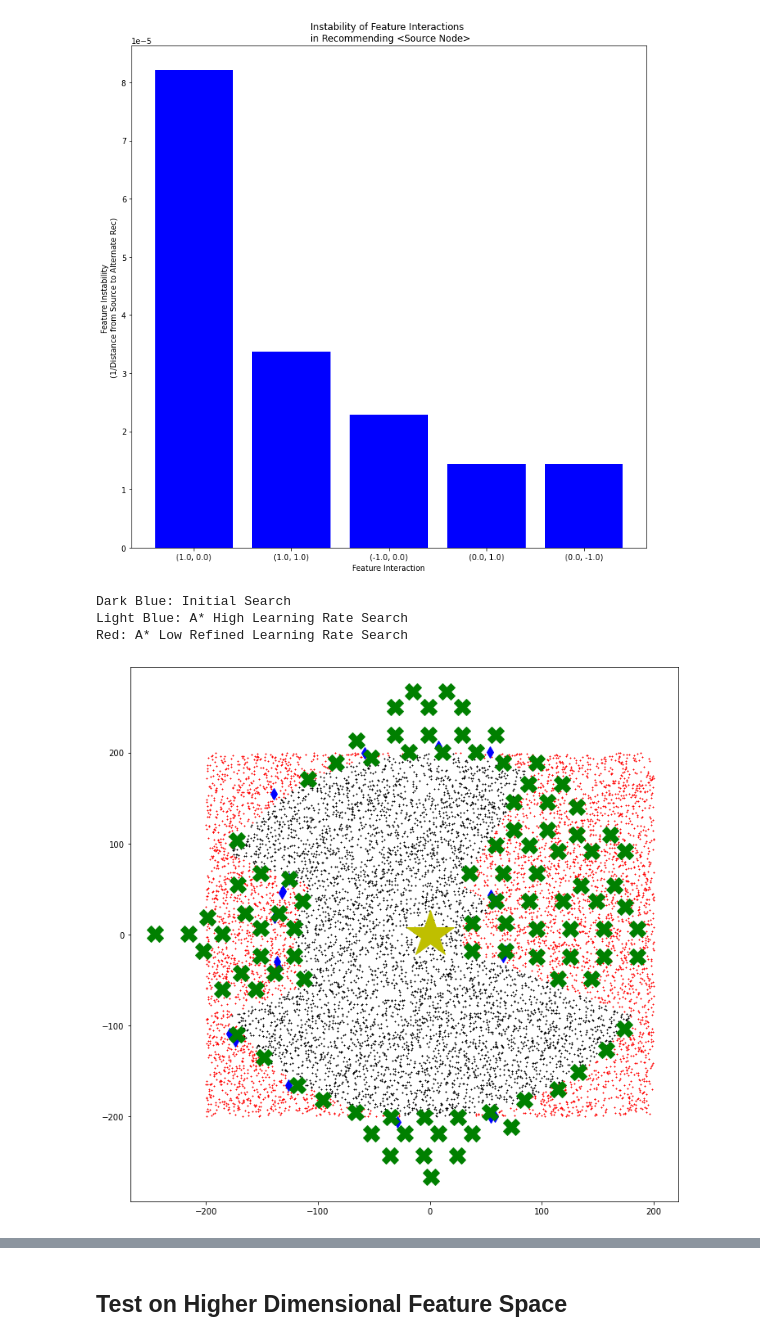
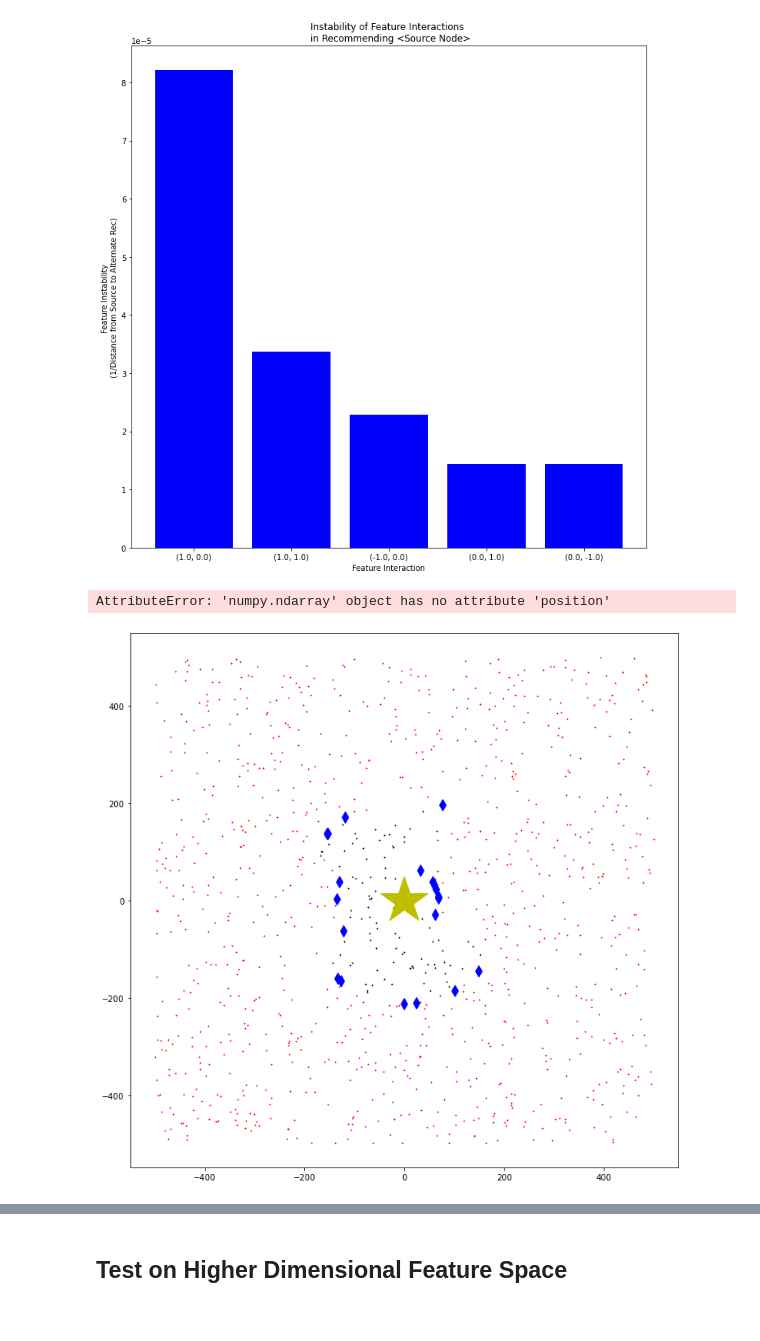
Before and after one commit to spkell/DFEST-Explainability, a Jupyter notebook: Synthetic-GDFEST.ipynb, the cells around one changed output, grey strips where cells are left out. Drawn from its saved outputs; the diff is of its cells as text; code cells hidden in the pictures.

```diff
--- a/Synthetic-GDFEST.ipynb
+++ b/Synthetic-GDFEST.ipynb
@@ -197,5 +355,3 @@ def get_distance(source_node, query_node, feat_scaler, distance='Manhattan'):
         for feat in dif:
             dsum += feat**2
         return math.sqrt(dsum)
-
-prelim_discovered = generate_precursor_solutions(source_node, feat_ranges, plot_search=False, nsteps=5, k=100)
@@ -535,0 +670,5 @@ def a_star_search(source_node, prelim_discovered, feat_ranges, k=100, learning_r
+# %%
+discovered = []
+for key in solution_clusters.keys():
+    for el in solution_clusters[key]:
+        discovered.append(Node(el,None))
@@ -535,0 +695,28 @@ def a_star_search(source_node, prelim_discovered, feat_ranges, k=100, learning_r
+# %%
+#Overlay true recs over feature space
+plt.rcParams["figure.figsize"] = (12,12)
+nsamp = 1000
+for _ in range(nsamp):
+    point = np.random.uniform(low=-1/2*feat_range, high=1/2*feat_range, size=(nfeats,))
+    query_node = Node(point, None)
+    rec = query_synth_model(ground_truth_importance, source_node, query_node)
+    if rec == 0:
+        plt.plot(point[0],point[1],'k+',markersize=2)
+    else:
+        plt.plot(point[0],point[1],'r+',markersize=2)
+
+plt.plot(source_node.position[0],source_node.position[1],'y*',markersize=60)
+
+        #  0.   1.   2.  3.   4.  5.   6.  7
+colors = ['b^','gX','r','c^','k','md','y','bd']
+#Display solutions of GD-FETS using discovered list
+def plot_solutions(source_node, discovered,color_index=0,markersize=10):
+    plt.plot(source_node.position[0],source_node.position[1],'y*',markersize=20)
+    for point in discovered:
+        plt.plot(point.position[0],point.position[1],colors[color_index],markersize=markersize)
+
+plot_solutions(source_node, prelim_discovered,color_index=7,markersize=10)
+plot_solutions(source_node, discovered, color_index=1,markersize=20)
+#plot_solutions(source_node, refined_discovered,color_index=3,markersize=20)
+print("Dark Blue: Initial Search")
+print("Green X: A* Cluster Search")
@@ -568,37 +759,35 @@ Cluster Denies: 627
 [figure]
 # %%
 #Overlay true recs over feature space
-nsamp = 10000
+plt.rcParams["figure.figsize"] = (12,12)
+nsamp = 1000
 for _ in range(nsamp):
-    point = np.random.uniform(low=-1*feat_range, high=feat_range, size=(nfeats,))
+    point = np.random.uniform(low=-1/2*feat_range, high=1/2*feat_range, size=(nfeats,))
     query_node = Node(point, None)
     rec = query_synth_model(ground_truth_importance, source_node, query_node)
     if rec == 0:
         plt.plot(point[0],point[1],'k+',markersize=2)
     else:
         plt.plot(point[0],point[1],'r+',markersize=2)
 
 plt.plot(source_node.position[0],source_node.position[1],'y*',markersize=60)
 
         #  0.   1.   2.  3.   4.  5.   6.  7
 colors = ['b^','gX','r','c^','k','md','y','bd']
 #Display solutions of GD-FETS using discovered list
 def plot_solutions(source_node, discovered,color_index=0,markersize=10):
     plt.plot(source_node.position[0],source_node.position[1],'y*',markersize=20)
     for point in discovered:
         plt.plot(point.position[0],point.position[1],colors[color_index],markersize=markersize)
 
 plot_solutions(source_node, prelim_discovered,color_index=7,markersize=10)
-plot_solutions(source_node, mid_discovered,color_index=1,markersize=20)
+plot_solutions(source_node, discovered, color_index=1,markersize=20)
 #plot_solutions(source_node, refined_discovered,color_index=3,markersize=20)
 print("Dark Blue: Initial Search")
-print("Light Blue: A* High Learning Rate Search")
-print("Red: A* Low Refined Learning Rate Search")
+print("Green X: A* Cluster Search")
 # %% [output]
-Dark Blue: Initial Search
-Light Blue: A* High Learning Rate Search
-Red: A* Low Refined Learning Rate Search
+AttributeError: 'numpy.ndarray' object has no attribute 'position'
-[figure, old version]
+[figure, new version]
 # %%
 #Display solutions of GD-FETS using solution_clusters
 plt.plot(source_node.position[0],source_node.position[1],'r+')
```
Also changed, not shown: parts of 39 cells of this notebook, 2 other files.
